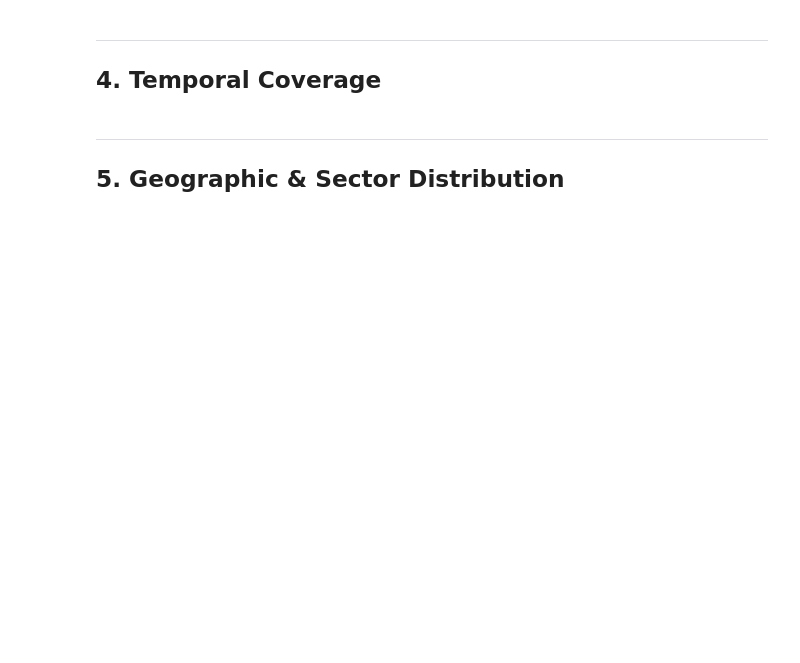
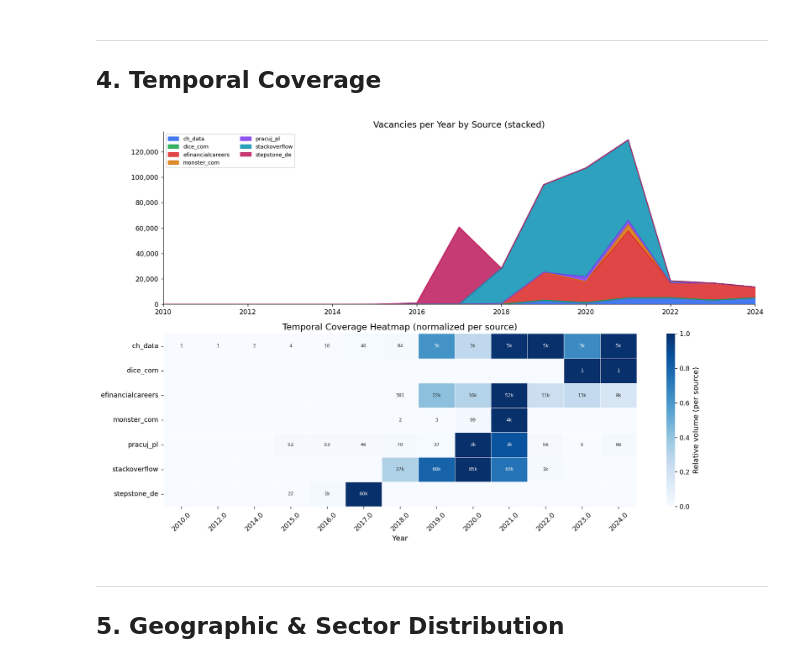
Before and after one commit to sokolovolegg/labor_research, a Jupyter notebook: src/analysis/01_dataset_overview.ipynb, the cells around one changed output. Drawn from its saved outputs; the diff is of its cells as text; code cells hidden in the pictures; blank space fills up the shorter version.

```diff
--- a/src/analysis/01_dataset_overview.ipynb
+++ b/src/analysis/01_dataset_overview.ipynb
@@ -211,34 +238,36 @@ fig, axes = plt.subplots(2, 1, figsize=(14, 9))
 ax = axes[0]
 yearly_df.plot.area(ax=ax, stacked=True, color=PALETTE[:len(yearly_df.columns)], alpha=0.85)
 ax.set_title('Vacancies per Year by Source (stacked)')
 ax.set_xlabel('')
 ax.yaxis.set_major_formatter(mticker.FuncFormatter(lambda v, _: f'{int(v):,}'))
 ax.legend(loc='upper left', fontsize=8, ncol=2)
 ax.set_xlim(yearly_df.index.min(), yearly_df.index.max())
 
 # ── Bottom: heatmap of coverage ─────────────────────────
 ax2 = axes[1]
 heatmap_data = yearly_df.T
 # Normalize each source to 0-1 for visibility
 heatmap_norm = heatmap_data.div(heatmap_data.max(axis=1).replace(0, 1), axis=0)
 sns.heatmap(
     heatmap_norm,
     ax=ax2,
     cmap='Blues',
     linewidths=0.3,
     linecolor='white',
     cbar_kws={'label': 'Relative volume (per source)'},
-    annot=heatmap_data.applymap(lambda v: f'{int(v/1000)}k' if v >= 1000 else str(int(v)) if v > 0 else ''),
+    annot=heatmap_data.map(lambda v: f'{int(v/1000)}k' if v >= 1000 else str(int(v)) if v > 0 else ''),
     fmt='',
     annot_kws={'size': 7}
 )
 ax2.set_title('Temporal Coverage Heatmap (normalized per source)')
 ax2.set_xlabel('Year')
 ax2.tick_params(axis='x', rotation=45)
 
 plt.tight_layout()
 plt.savefig('fig2_temporal_coverage.png', bbox_inches='tight')
 plt.show()
+# %% [output]
+[figure, added]
 # %% [markdown]
 ---
 ## 5. Geographic & Sector Distribution
```
Also changed, not shown: parts of 11 cells of this notebook.
